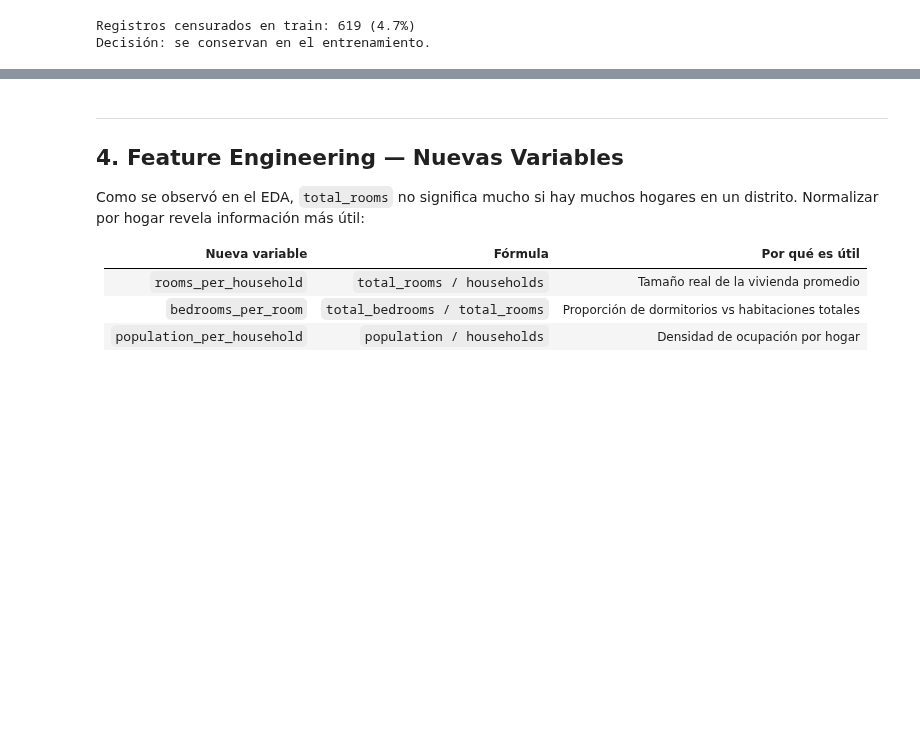
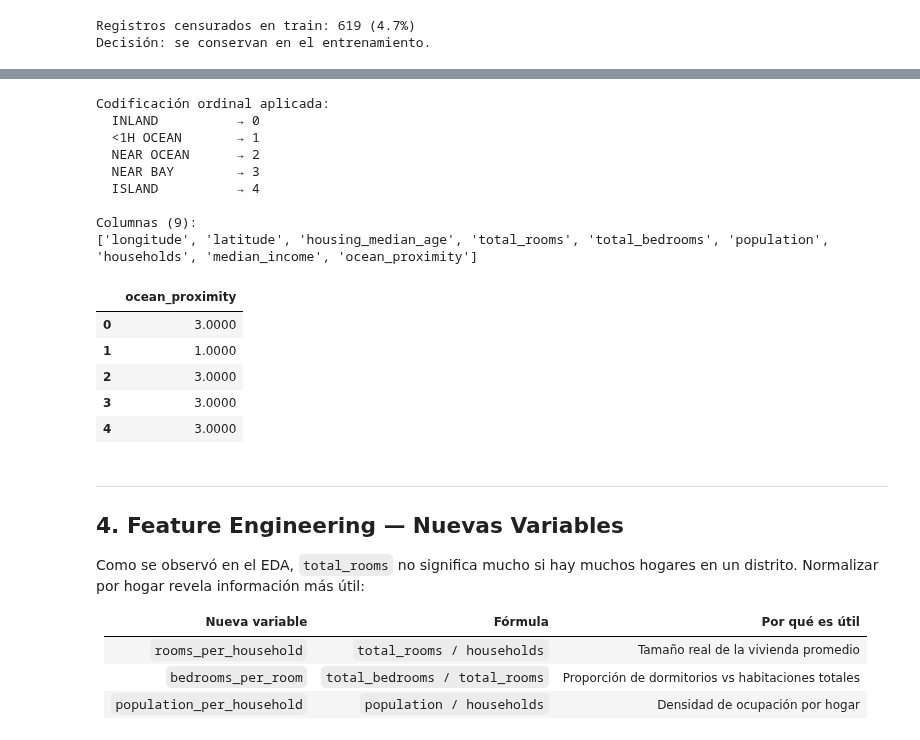
Before and after one commit to osbonilla/ds-ml-project-template, a Jupyter notebook: notebooks/02_limpieza_enriquecimiento.ipynb, the cells around one changed output, grey strips where cells are left out. Saved outputs shown, nothing was run; the diff lists cells and outputs as text; code cells hidden in the pictures; blank space fills up the shorter version.

```diff
--- a/notebooks/02_limpieza_enriquecimiento.ipynb
+++ b/notebooks/02_limpieza_enriquecimiento.ipynb
@@ -213,22 +171,0 @@ Los algoritmos clásicos de ML no entienden texto. Necesitamos convertir `ocean_
-# %%
-# Definir columnas OHE desde train
-ohe_cols = pd.get_dummies(
-    X_train['ocean_proximity'], prefix='ocean', drop_first=True
-).columns.tolist()
-print('Columnas OHE generadas desde train:', ohe_cols)
-
-def encode_ocean(df: pd.DataFrame, ohe_cols: list) -> pd.DataFrame:
-    """Aplica One-Hot Encoding a ocean_proximity con columnas fijas."""
-    df     = df.copy()
-    dummies = pd.get_dummies(df['ocean_proximity'], prefix='ocean', drop_first=True)
-    dummies = dummies.reindex(columns=ohe_cols, fill_value=0)
-    df      = df.drop(columns=['ocean_proximity'])
-    return pd.concat([df, dummies], axis=1)
-
-X_train = encode_ocean(X_train, ohe_cols)
-X_val   = encode_ocean(X_val,   ohe_cols)
-X_test  = encode_ocean(X_test,  ohe_cols)
-
-print(f'\nColumnas después del encoding ({len(X_train.columns)}):')
-print(list(X_train.columns))
-X_train[ohe_cols].head(3)
@@ -244,3 +197,40 @@ Columnas después del encoding (12):
+# %%
+from sklearn.preprocessing import OrdinalEncoder
+
+# Orden definido empíricamente por mediana de precios
+ocean_order = ['INLAND', '<1H OCEAN', 'NEAR OCEAN', 'NEAR BAY', 'ISLAND']
+
+encoder = OrdinalEncoder(
+    categories    = [ocean_order],
+    handle_unknown = 'use_encoded_value',
+    unknown_value  = -1,
+)
+
+X_train['ocean_proximity'] = encoder.fit_transform(X_train[['ocean_proximity']])
+
+print('Codificación ordinal aplicada:')
+for cat, val in zip(ocean_order, range(len(ocean_order))):
+    print(f'  {cat:<15} → {val}')
+
+print(f'\nColumnas ({len(X_train.columns)}):')
+print(list(X_train.columns))
+X_train[['ocean_proximity']].head(5)
+# %% [output]
+Codificación ordinal aplicada:
+  INLAND          → 0
+  <1H OCEAN       → 1
+  NEAR OCEAN      → 2
+  NEAR BAY        → 3
+  ISLAND          → 4
+
+Columnas (9):
+['longitude', 'latitude', 'housing_median_age', 'total_rooms', 'total_bedrooms', 'population', 'households', 'median_income', 'ocean_proximity']
+|  | ocean_proximity |
+| 0 | 3.0000 |
+| 1 | 1.0000 |
+| 2 | 3.0000 |
+| 3 | 3.0000 |
+| 4 | 3.0000 |
 # %% [markdown]
 ---
 ## 4. Feature Engineering — Nuevas Variables
```
Also changed, not shown: parts of 11 cells of this notebook, 1 other file.
